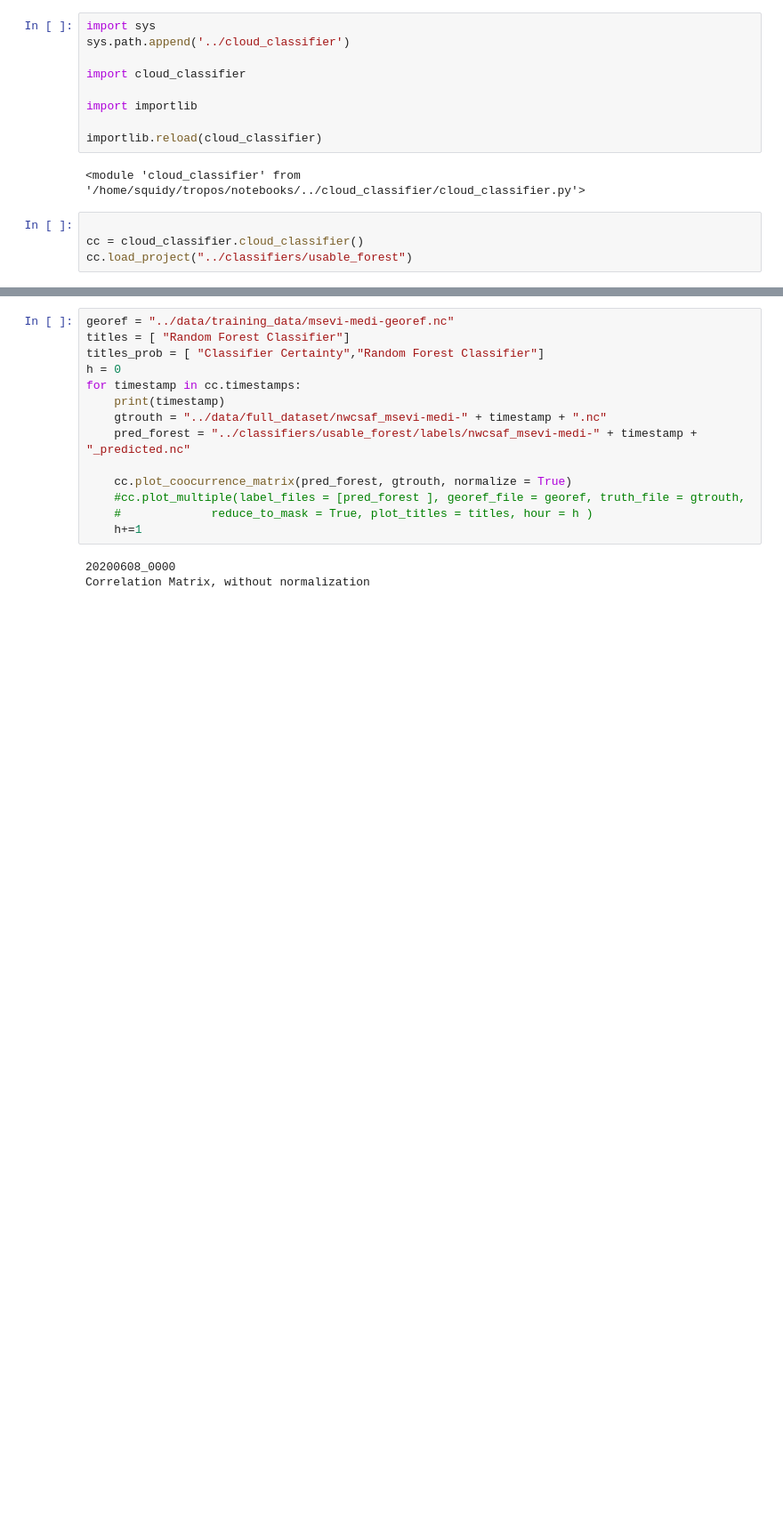
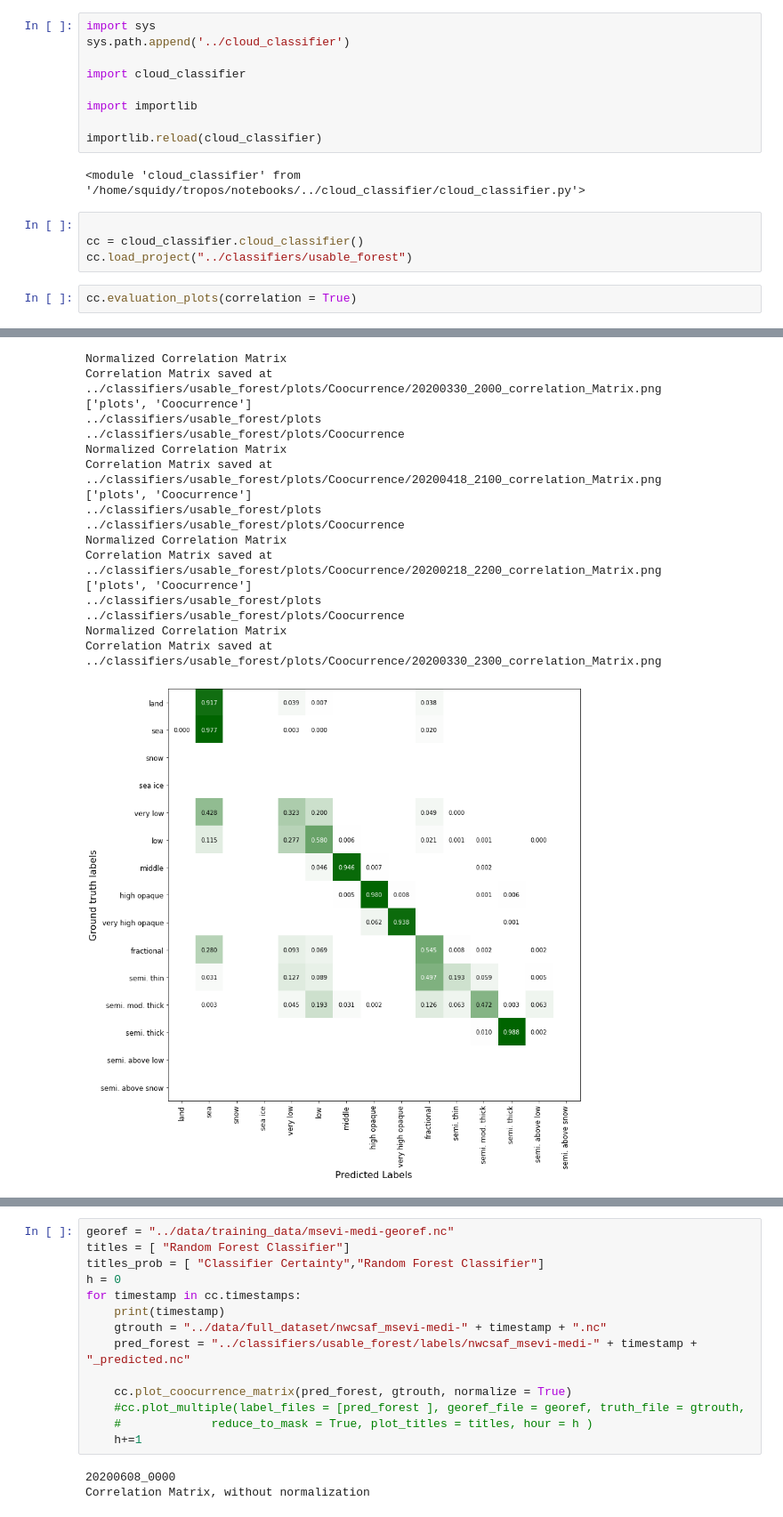
Before and after one commit to fsenf/CTyPyTool, a Jupyter notebook: notebooks/Plotting.ipynb, the cells around one changed output, grey strips where cells are left out. Shown at 89% size. Cells and saved outputs as stored; diff of their text form; blank space fills up the shorter version.

Commit message:
automatic creation of plots folder and subfolder, automatic plotting of CMs

```diff
--- a/notebooks/Plotting.ipynb
+++ b/notebooks/Plotting.ipynb
@@ -13,3 +13,6 @@ importlib.reload(cloud_classifier)
 
 cc = cloud_classifier.cloud_classifier()
 cc.load_project("../classifiers/usable_forest")
+# %%
+cc.evaluation_plots(correlation = True)
+# %% [output]
@@ -15,0 +36,18 @@ cc.load_project("../classifiers/usable_forest")
+Normalized Correlation Matrix
+Correlation Matrix saved at ../classifiers/usable_forest/plots/Coocurrence/20200330_2000_correlation_Matrix.png
+['plots', 'Coocurrence']
+../classifiers/usable_forest/plots
+../classifiers/usable_forest/plots/Coocurrence
+Normalized Correlation Matrix
+Correlation Matrix saved at ../classifiers/usable_forest/plots/Coocurrence/20200418_2100_correlation_Matrix.png
+['plots', 'Coocurrence']
+../classifiers/usable_forest/plots
+../classifiers/usable_forest/plots/Coocurrence
+Normalized Correlation Matrix
+Correlation Matrix saved at ../classifiers/usable_forest/plots/Coocurrence/20200218_2200_correlation_Matrix.png
+['plots', 'Coocurrence']
+../classifiers/usable_forest/plots
+../classifiers/usable_forest/plots/Coocurrence
+Normalized Correlation Matrix
+Correlation Matrix saved at ../classifiers/usable_forest/plots/Coocurrence/20200330_2300_correlation_Matrix.png
+[figure, added]
```
Also changed, not shown: parts of 4 cells of this notebook, 4 other files.
